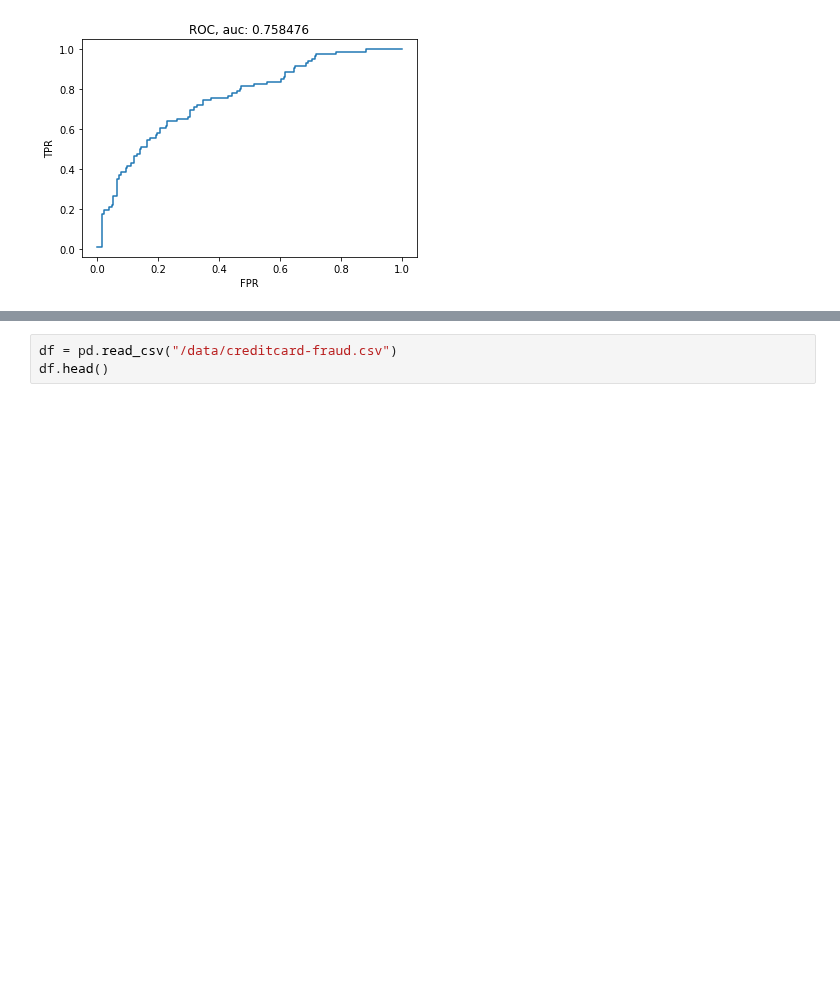
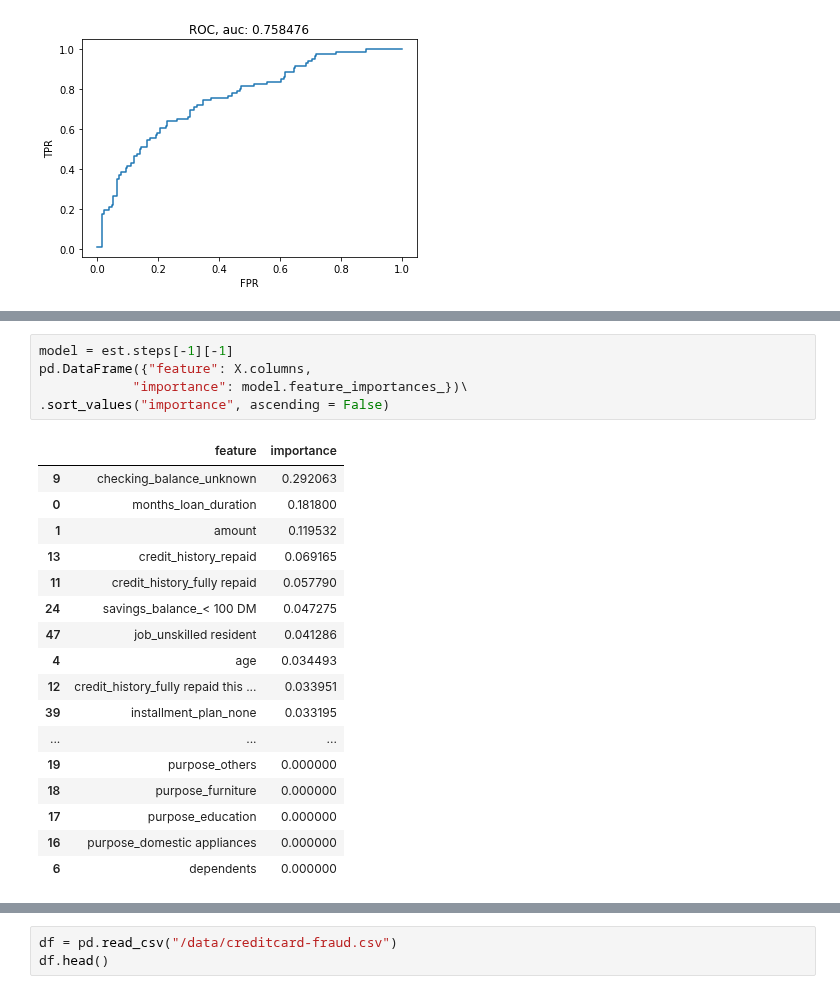
Before and after one commit to abulbasar/machine-learning, a Jupyter notebook: demos/Day 2 - classification.ipynb, the cells around one changed output, grey strips where cells are left out. Cells and saved outputs as stored; diff of their text form; blank space fills up the shorter version.

```diff
--- a/demos/Day 2 - classification.ipynb
+++ b/demos/Day 2 - classification.ipynb
@@ -147,0 +188,23 @@ Text(0.5,1,'ROC, auc: 0.758476')
+# %%
+model = est.steps[-1][-1]
+pd.DataFrame({"feature": X.columns,
+            "importance": model.feature_importances_})\
+.sort_values("importance", ascending = False)
+# %% [output]
+|  | feature | importance |
+| 9 | checking_balance_unknown | 0.292063 |
+| 0 | months_loan_duration | 0.181800 |
+| 1 | amount | 0.119532 |
+| 13 | credit_history_repaid | 0.069165 |
+| 11 | credit_history_fully repaid | 0.057790 |
+| 24 | savings_balance_< 100 DM | 0.047275 |
+| 47 | job_unskilled resident | 0.041286 |
+| 4 | age | 0.034493 |
+| 12 | credit_history_fully repaid this ... | 0.033951 |
+| 39 | installment_plan_none | 0.033195 |
+| ... | ... | ... |
+| 19 | purpose_others | 0.000000 |
+| 18 | purpose_furniture | 0.000000 |
+| 17 | purpose_education | 0.000000 |
+| 16 | purpose_domestic appliances | 0.000000 |
+| 6 | dependents | 0.000000 |
```
Also changed, not shown: parts of 11 cells of this notebook.
